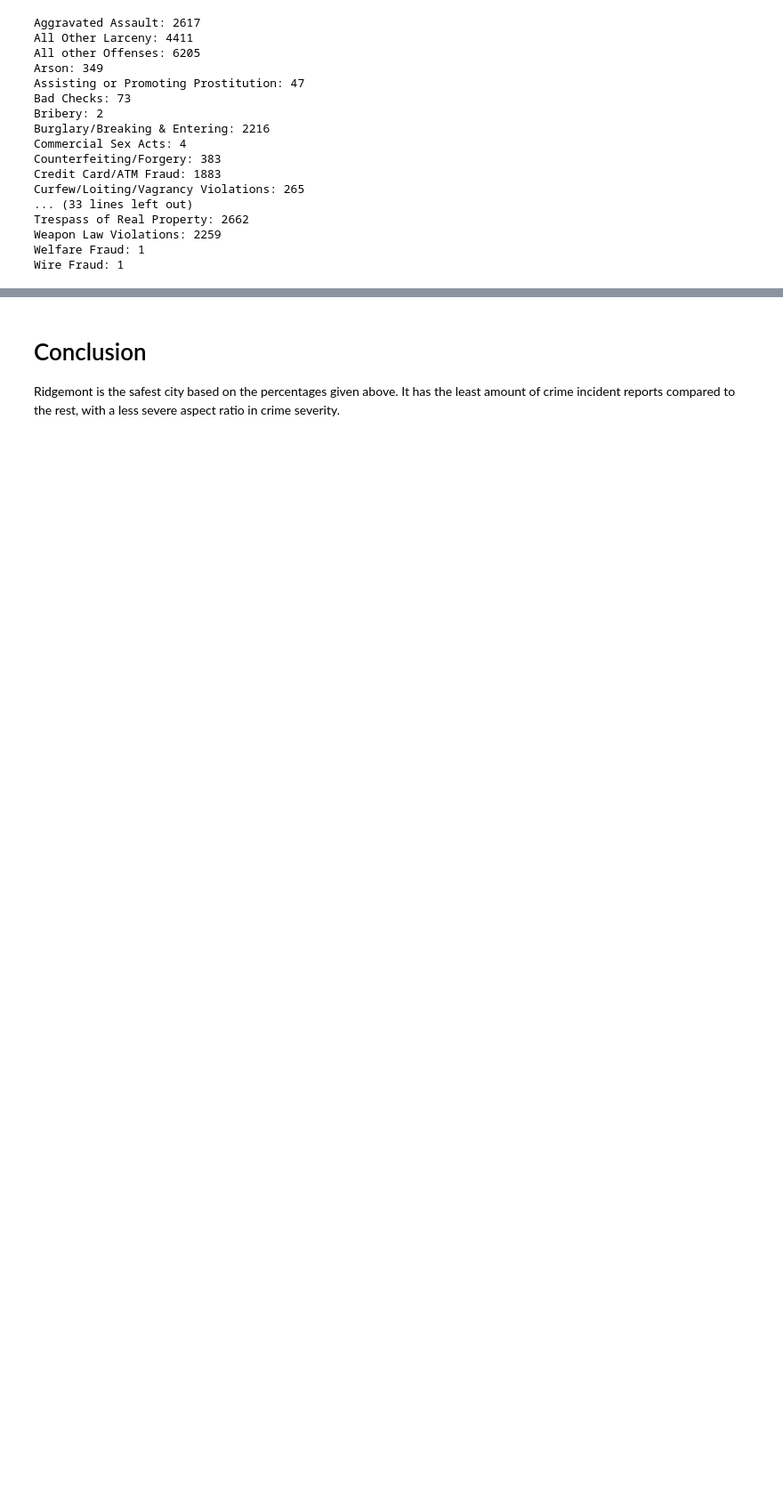
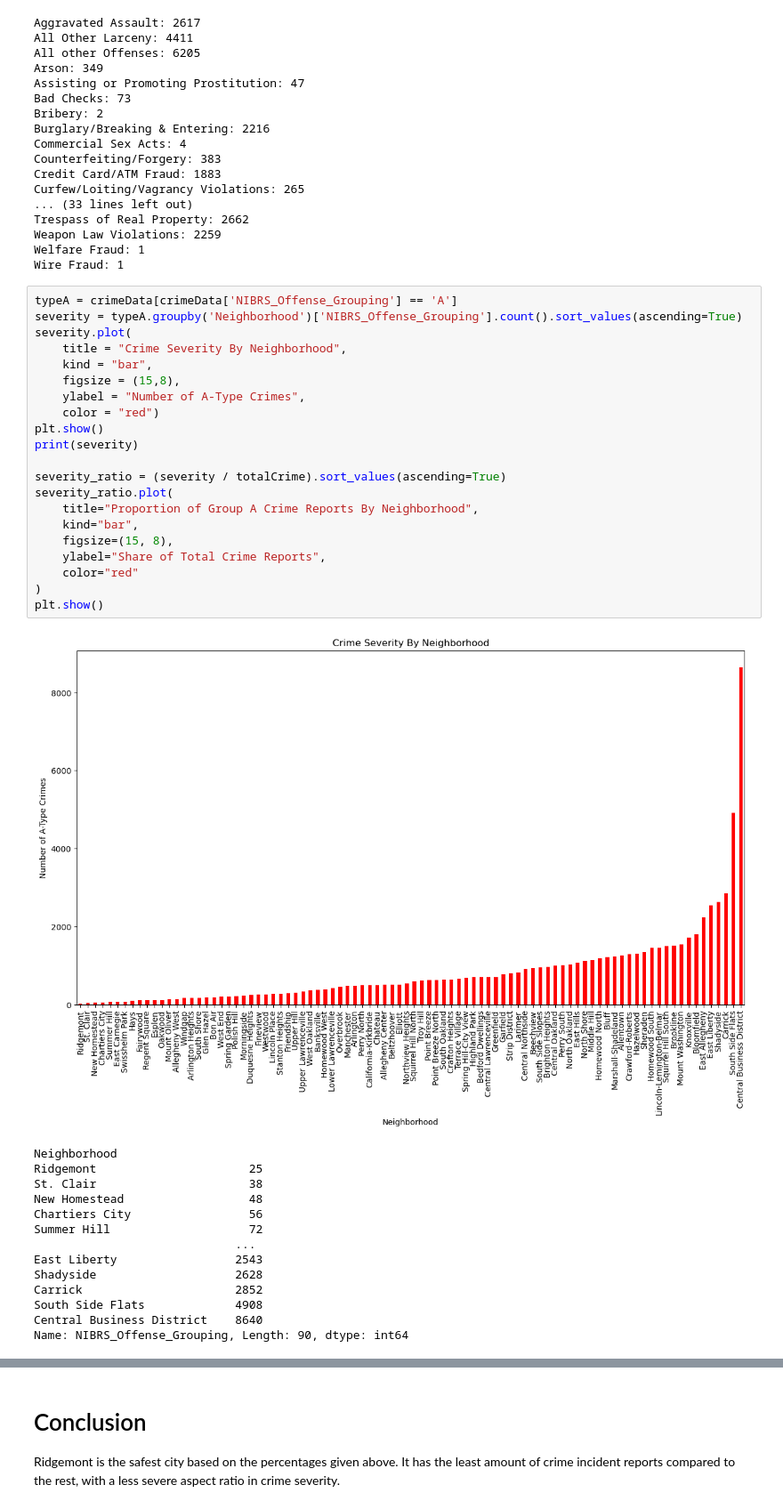
Before and after one commit to nathanPozzuto/Best_PGH_Neighborhood_26, a Jupyter notebook: IvanData.ipynb, the cells around one changed output, grey strips where cells are left out. Shown at 89% size. Cells and saved outputs as stored; diff of their text form; blank space fills up the shorter version.

Commit message:
added crime severity

```diff
--- a/IvanData.ipynb
+++ b/IvanData.ipynb
@@ -71,3 +71,39 @@ Trespass of Real Property: 2662
 Weapon Law Violations: 2259
 Welfare Fraud: 1
 Wire Fraud: 1
+# %%
+typeA = crimeData[crimeData['NIBRS_Offense_Grouping'] == 'A']
+severity = typeA.groupby('Neighborhood')['NIBRS_Offense_Grouping'].count().sort_values(ascending=True)
+severity.plot(
+    title = "Crime Severity By Neighborhood",
+    kind = "bar",
+    figsize = (15,8),
+    ylabel = "Number of A-Type Crimes",
+    color = "red")
+plt.show()
+print(severity)
+
+severity_ratio = (severity / totalCrime).sort_values(ascending=True)
+severity_ratio.plot(
+    title="Proportion of Group A Crime Reports By Neighborhood",
+    kind="bar",
+    figsize=(15, 8),
+    ylabel="Share of Total Crime Reports",
+    color="red"
+)
+plt.show()
+# %% [output]
+[figure, added]
+Neighborhood
+Ridgemont                      25
+St. Clair                      38
+New Homestead                  48
+Chartiers City                 56
+Summer Hill                    72
+                             ...
+East Liberty                 2543
+Shadyside                    2628
+Carrick                      2852
+South Side Flats             4908
+Central Business District    8640
+Name: NIBRS_Offense_Grouping, Length: 90, dtype: int64
```
Also changed, not shown: parts of 2 cells of this notebook.
